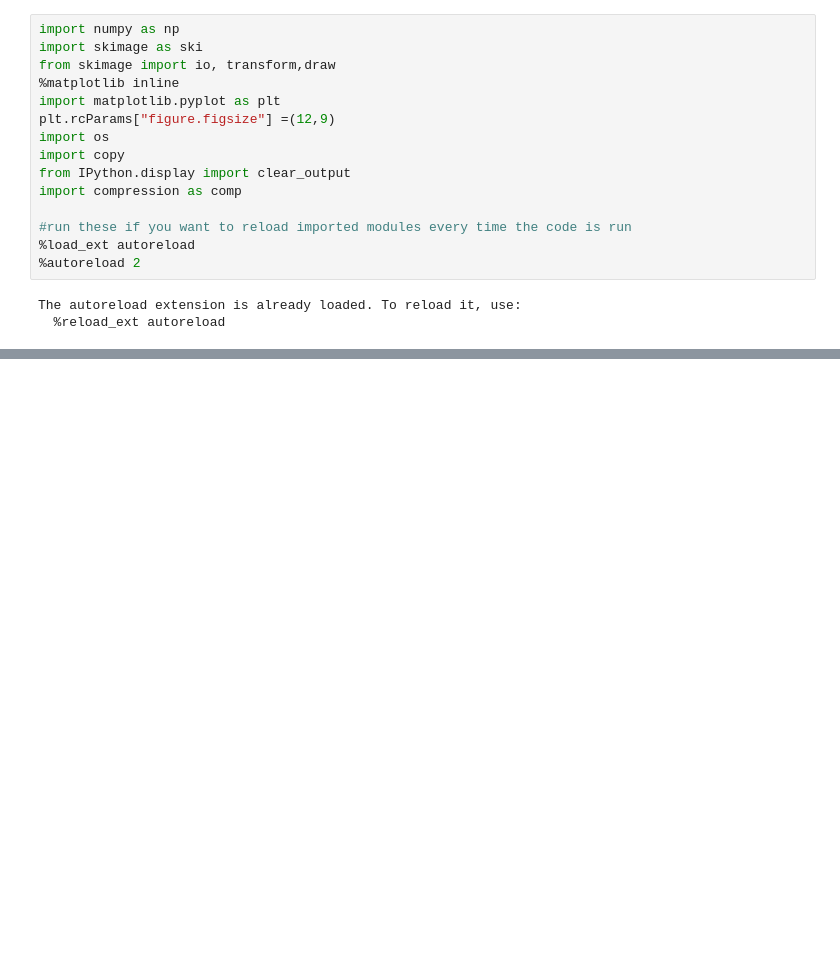
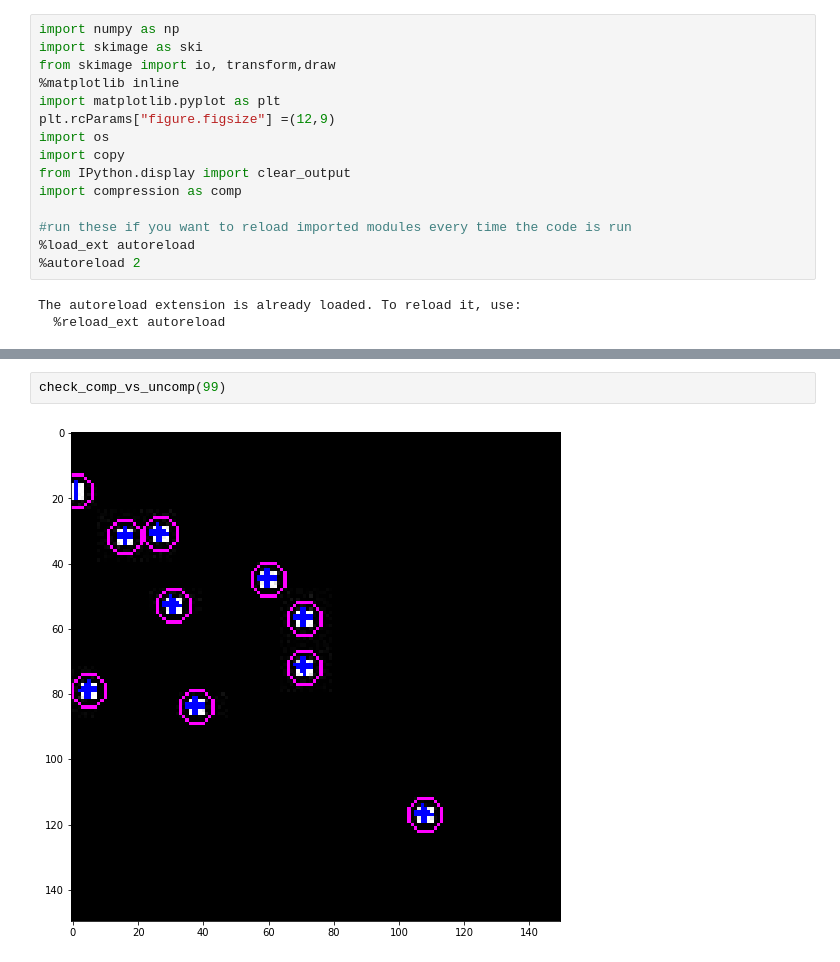
Before and after one commit to jkpierce/deep-compression, a Jupyter notebook: make-training-set.ipynb, the cells around one changed output, grey strips where cells are left out. Saved outputs shown, nothing was run; the diff lists cells and outputs as text; blank space fills up the shorter version.

```diff
--- a/make-training-set.ipynb
+++ b/make-training-set.ipynb
@@ -85,0 +92,4 @@ for i in range(1000):
+# %%
+check_comp_vs_uncomp(99)
+# %% [output]
+[figure, added]
```
Also changed, not shown: parts of 6 cells of this notebook, 2 other files.
